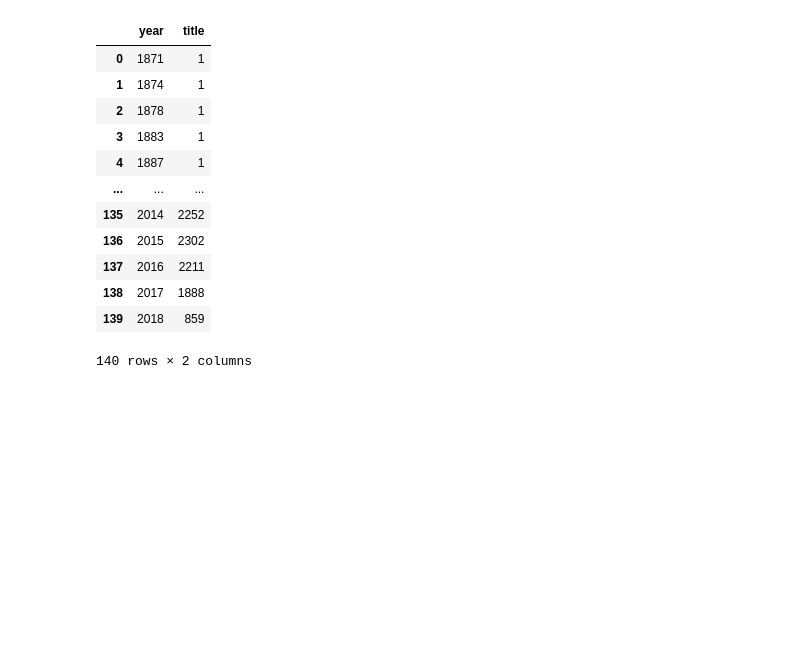
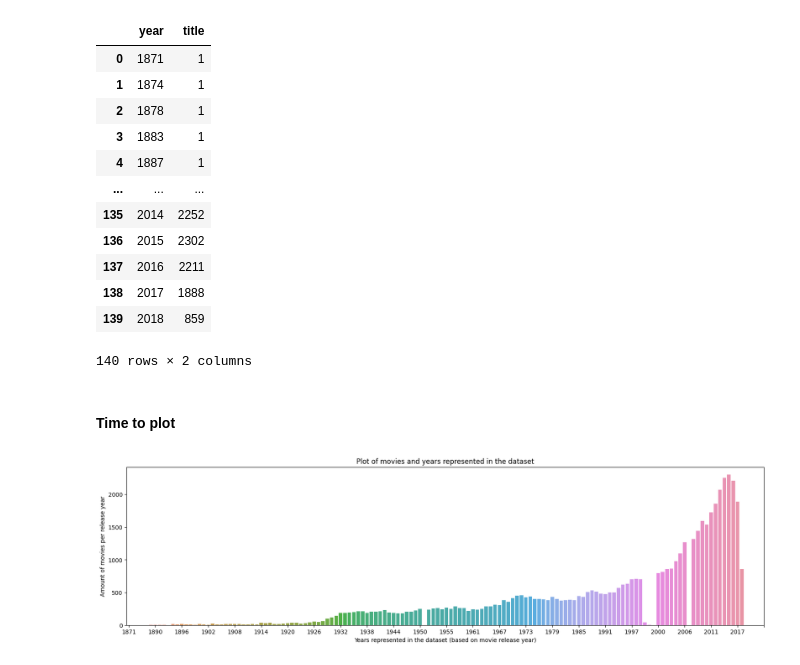
Before and after one commit to SauronGunnars/Machine-learning-Sara-Gunnars, a Jupyter notebook: Lab/recommender_system.ipynb, the cells around one changed output. Cells and saved outputs as stored; diff of their text form; code cells hidden in the pictures; blank space fills up the shorter version.

Commit message:
finished barplot

```diff
--- a/Lab/recommender_system.ipynb
+++ b/Lab/recommender_system.ipynb
@@ -202,3 +203,15 @@ title_sum
 | 138 | 2017 | 1888 |
 | 139 | 2018 | 859 |
 140 rows × 2 columns
+# %% [markdown]
+#### Time to plot
+# %%
+#setting figure size
+plt.figure(figsize= (20,5))
+sns.barplot(data = title_sum, y= 'title', x = 'year').set(title = 'Plot of movies and years represented in the dataset') #loading x,y axis and setting title
+plt.xlabel("Years represented in the dataset (based on movie release year)") # X label title
+plt.ylabel("Amount of movies per release year") #y label title
+plt.xticks(np.arange(0, 150, 6)) #changing tick freqency on the x axis
+plt.show()
+# %% [output]
+[figure, added]
```
Also changed, not shown: parts of 1 cell of this notebook.
